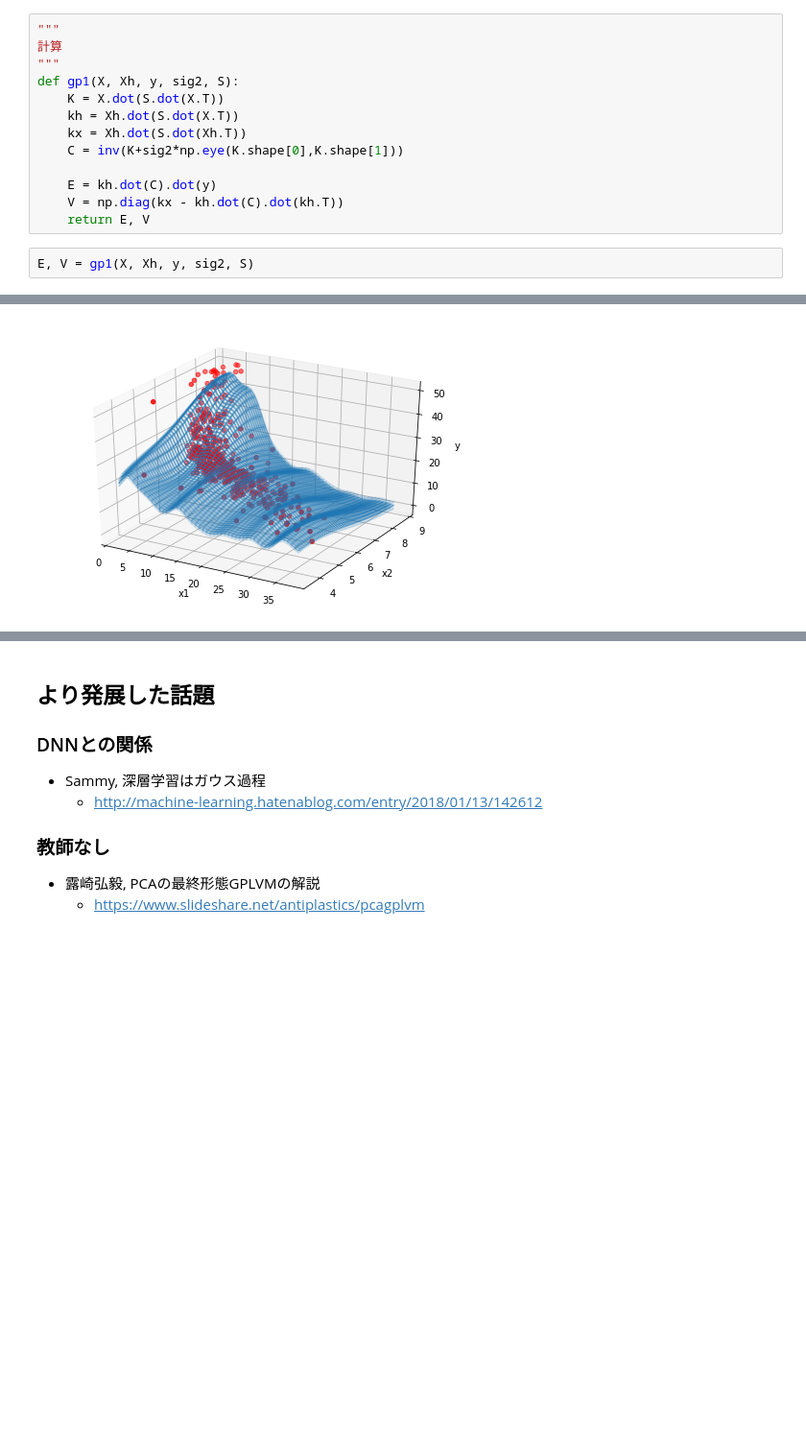
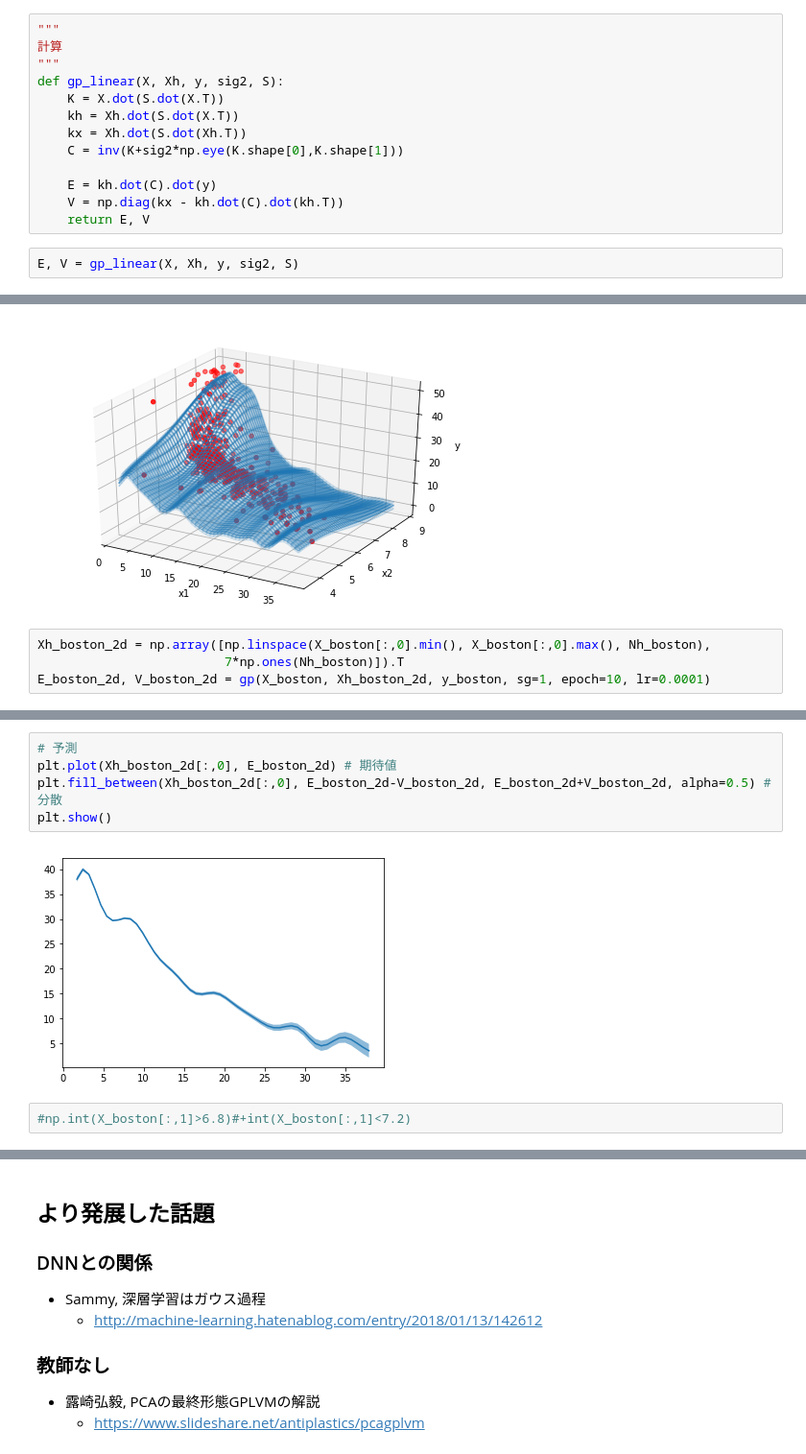
Before and after one commit to uema/gp-scratch, a Jupyter notebook: derivation.ipynb, the cells around one changed output, grey strips where cells are left out. Shown at 96% size. Cells and saved outputs as stored; diff of their text form; blank space fills up the shorter version.

```diff
--- a/derivation.ipynb
+++ b/derivation.ipynb
@@ -416,7 +416,7 @@ plt.show()
 """
 計算
 """
-def gp1(X, Xh, y, sig2, S):
+def gp_linear(X, Xh, y, sig2, S):
     K = X.dot(S.dot(X.T))
     kh = Xh.dot(S.dot(X.T))
     kx = Xh.dot(S.dot(Xh.T))
@@ -426,7 +426,7 @@ def gp1(X, Xh, y, sig2, S):
     V = np.diag(kx - kh.dot(C).dot(kh.T))
     return E, V
 # %%
-E, V = gp1(X, Xh, y, sig2, S)
+E, V = gp_linear(X, Xh, y, sig2, S)
 # %% [markdown]
 ## 予測を可視化してみる...!
 # %%
@@ -763,3 +765,7 @@ ax.set_zlabel("y")
 plt.show()
 # %% [output]
 [figure]
+# %%
+Xh_boston_2d = np.array([np.linspace(X_boston[:,0].min(), X_boston[:,0].max(), Nh_boston),
+                         7*np.ones(Nh_boston)]).T
+E_boston_2d, V_boston_2d = gp(X_boston, Xh_boston_2d, y_boston, sg=1, epoch=10, lr=0.0001)
@@ -765,0 +783,9 @@ plt.show()
+# %%
+# 予測
+plt.plot(Xh_boston_2d[:,0], E_boston_2d) # 期待値
+plt.fill_between(Xh_boston_2d[:,0], E_boston_2d-V_boston_2d, E_boston_2d+V_boston_2d, alpha=0.5) # 分散
+plt.show()
+# %% [output]
+[figure, added]
+# %%
+#np.int(X_boston[:,1]>6.8)#+int(X_boston[:,1]<7.2)
```
Also changed, not shown: parts of 6 cells of this notebook.
